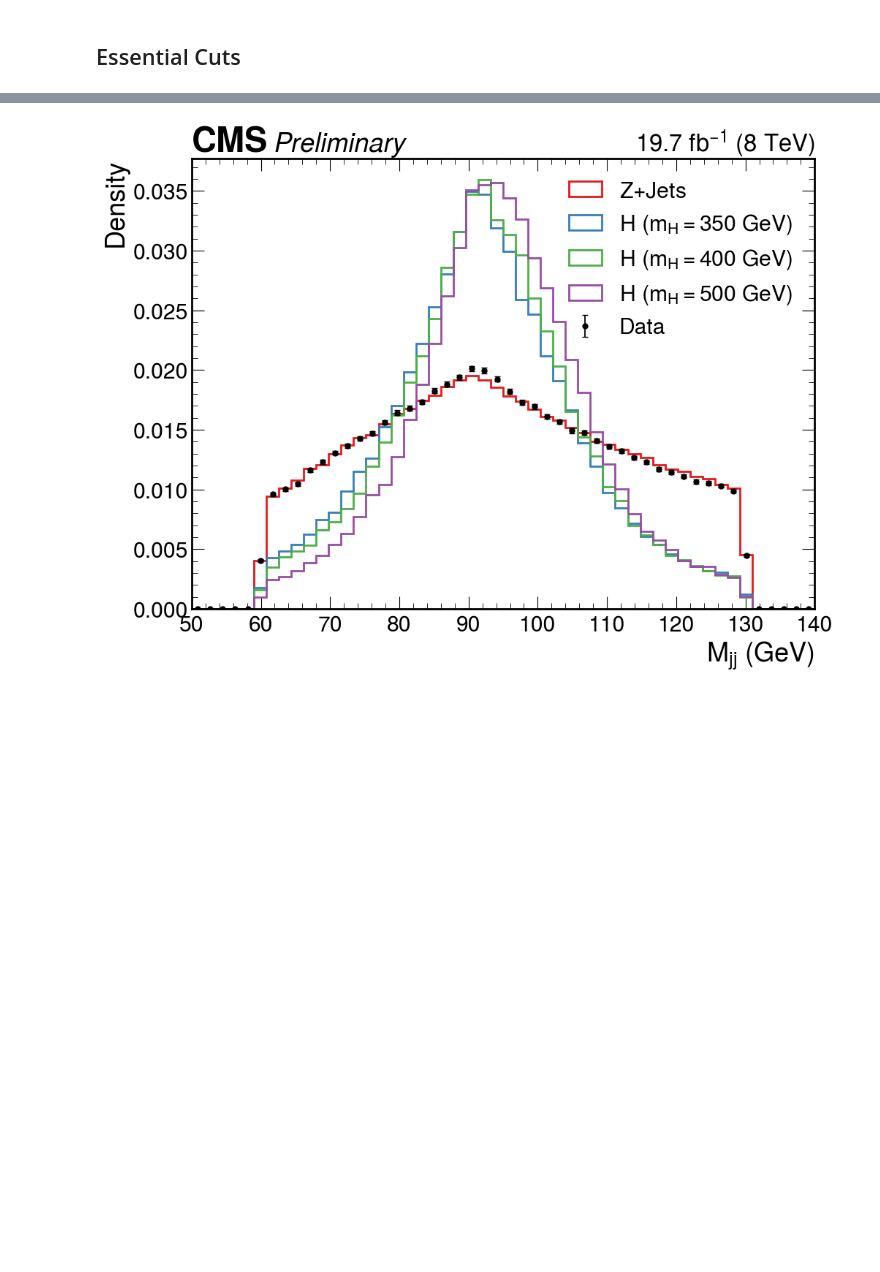
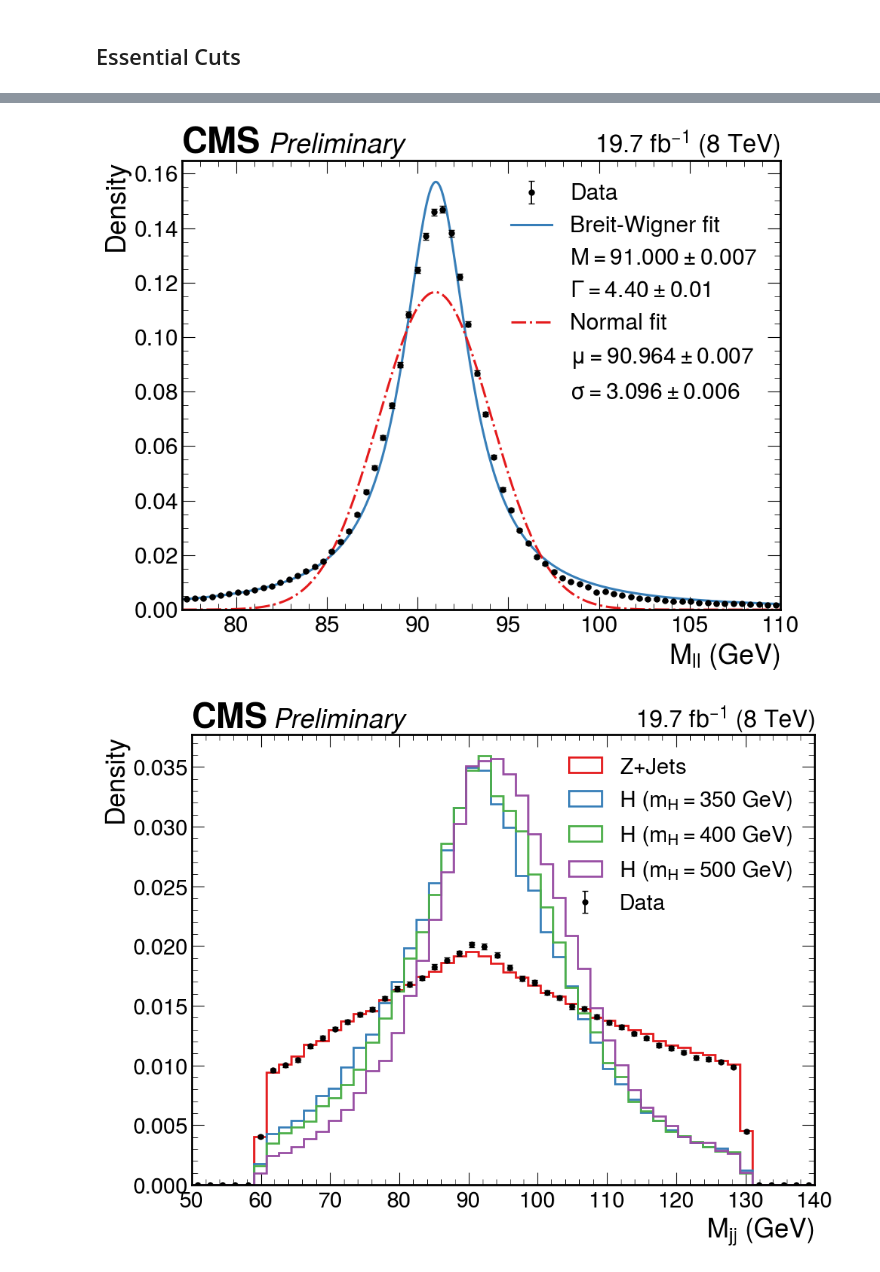
Before and after one commit to Diego-gt-phys/ExP-CMS, a Jupyter notebook: NewHiggs2l2j.ipynb, the cells around one changed output, grey strips where cells are left out. Drawn from its saved outputs; the diff is of its cells as text; code cells hidden in the pictures; blank space fills up the shorter version.

```diff
--- a/NewHiggs2l2j.ipynb
+++ b/NewHiggs2l2j.ipynb
@@ -759,3 +1002,21 @@ fig, ax = compare_cms(
+# %%
+fig, ax = fit_cms(
+    var       = "Mll",
+    df        = Data,
+    x_range   = (77, 110),
+    fit_range = (75, 110),
+    bins      = 70,
+    label     = r"Data",
+    data_type = "data",
+    xl        = r"$M_{ll}$ (GeV)",
+    density   = True,
+    com       = 8,
+    lumi_ref  = lumi_data,
+    cms_label = "Preliminary",
+    figsize   = (10,8)
+)
+# %% [output]
+[figure, added]
 # %%
 fig, ax = compare_cms(
     var      = "Mjj",
```
Also changed, not shown: parts of 31 cells of this notebook.
